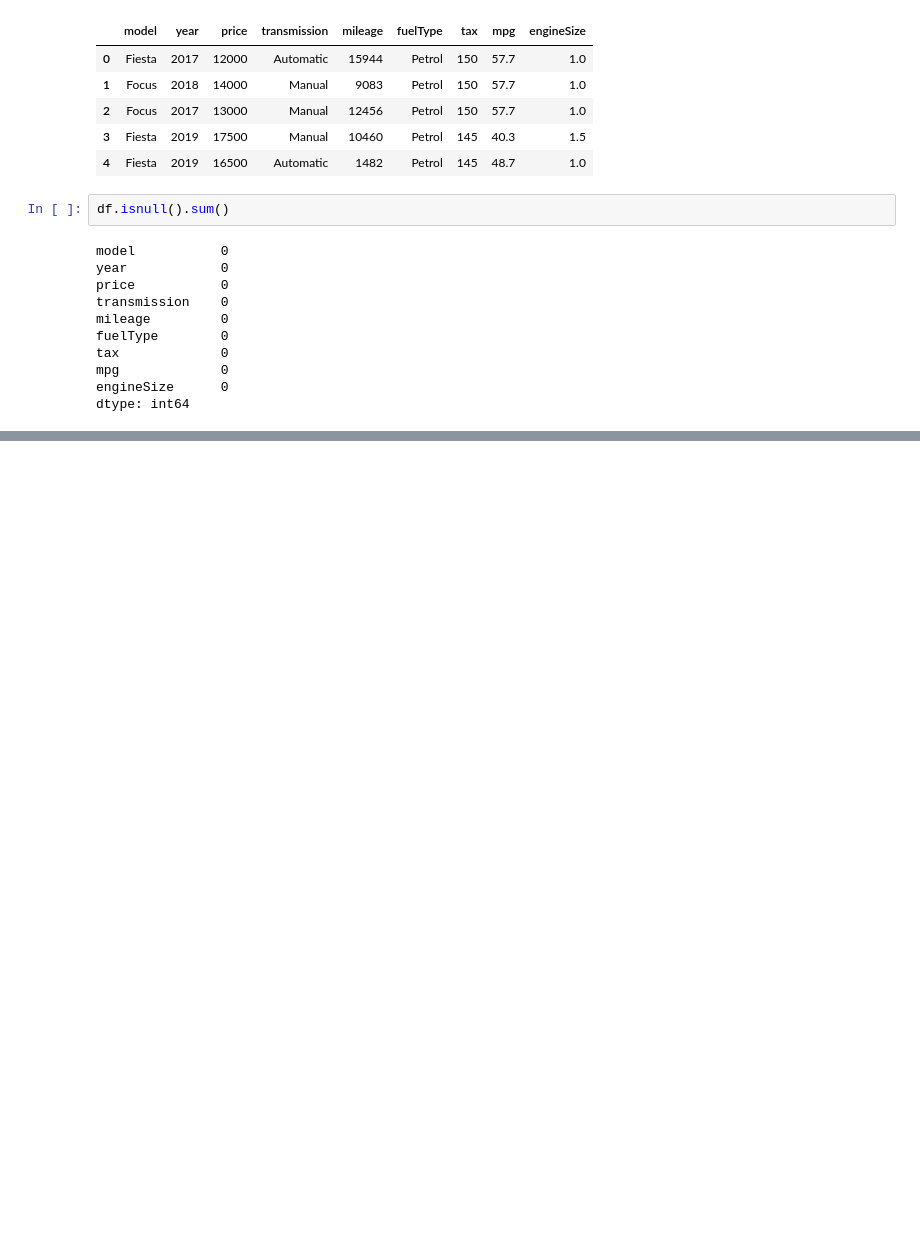
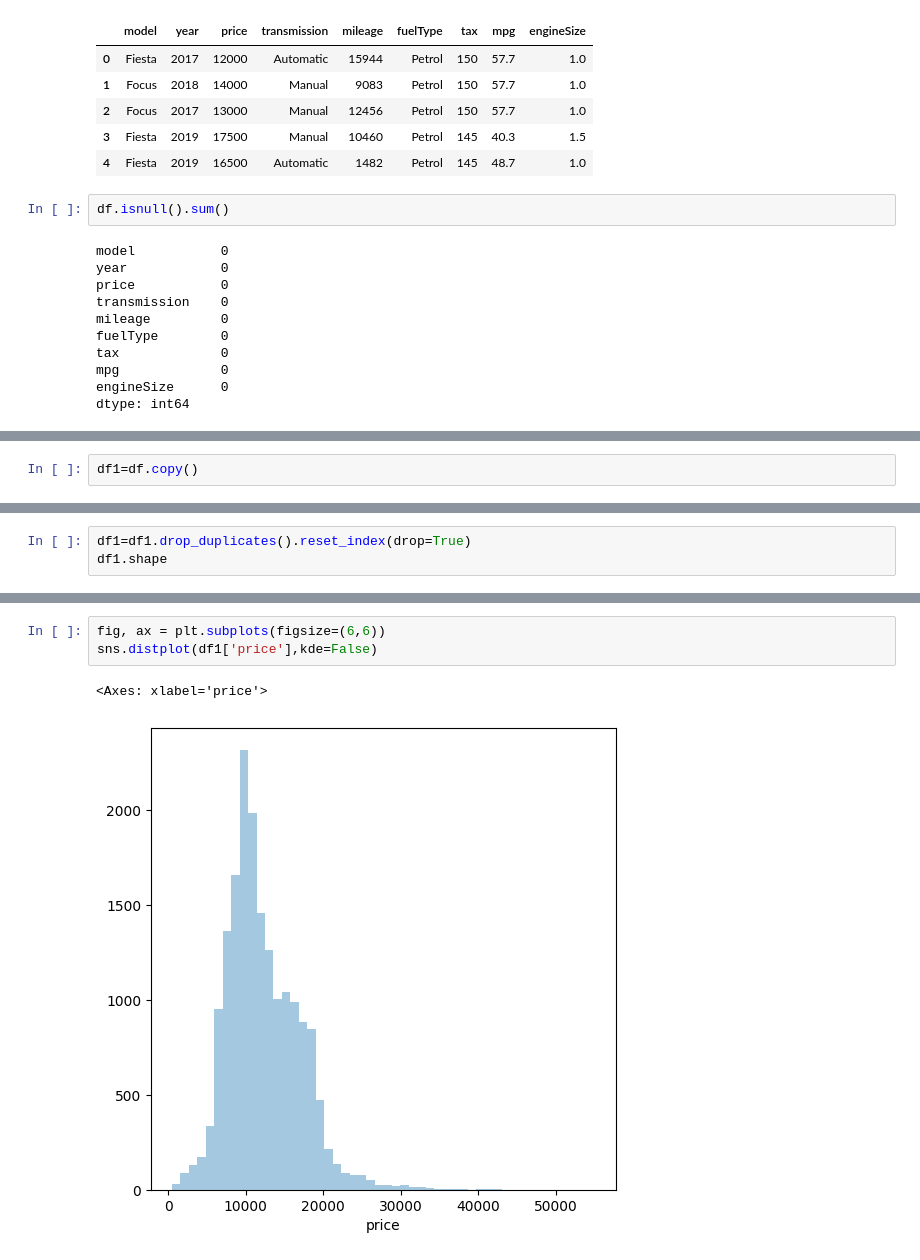
Before and after one commit to princejha-dev/ML-Python-Models, a Jupyter notebook: Car Price Prediction/car.ipynb, the cells around one changed output, grey strips where cells are left out. Drawn from its saved outputs; the diff is of its cells as text; blank space fills up the shorter version.

```diff
--- a/Car Price Prediction/car.ipynb
+++ b/Car Price Prediction/car.ipynb
@@ -232,0 +92,2 @@ Name: count, dtype: int64
+# %%
+df1=df.copy()
@@ -232,0 +102,3 @@ Name: count, dtype: int64
+# %%
+df1=df1.drop_duplicates().reset_index(drop=True)
+df1.shape
@@ -232,0 +140,6 @@ Name: count, dtype: int64
+# %%
+fig, ax = plt.subplots(figsize=(6,6))
+sns.distplot(df1['price'],kde=False)
+# %% [output]
+<Axes: xlabel='price'>
+[figure, added]
```
Also changed, not shown: parts of 47 cells of this notebook.
